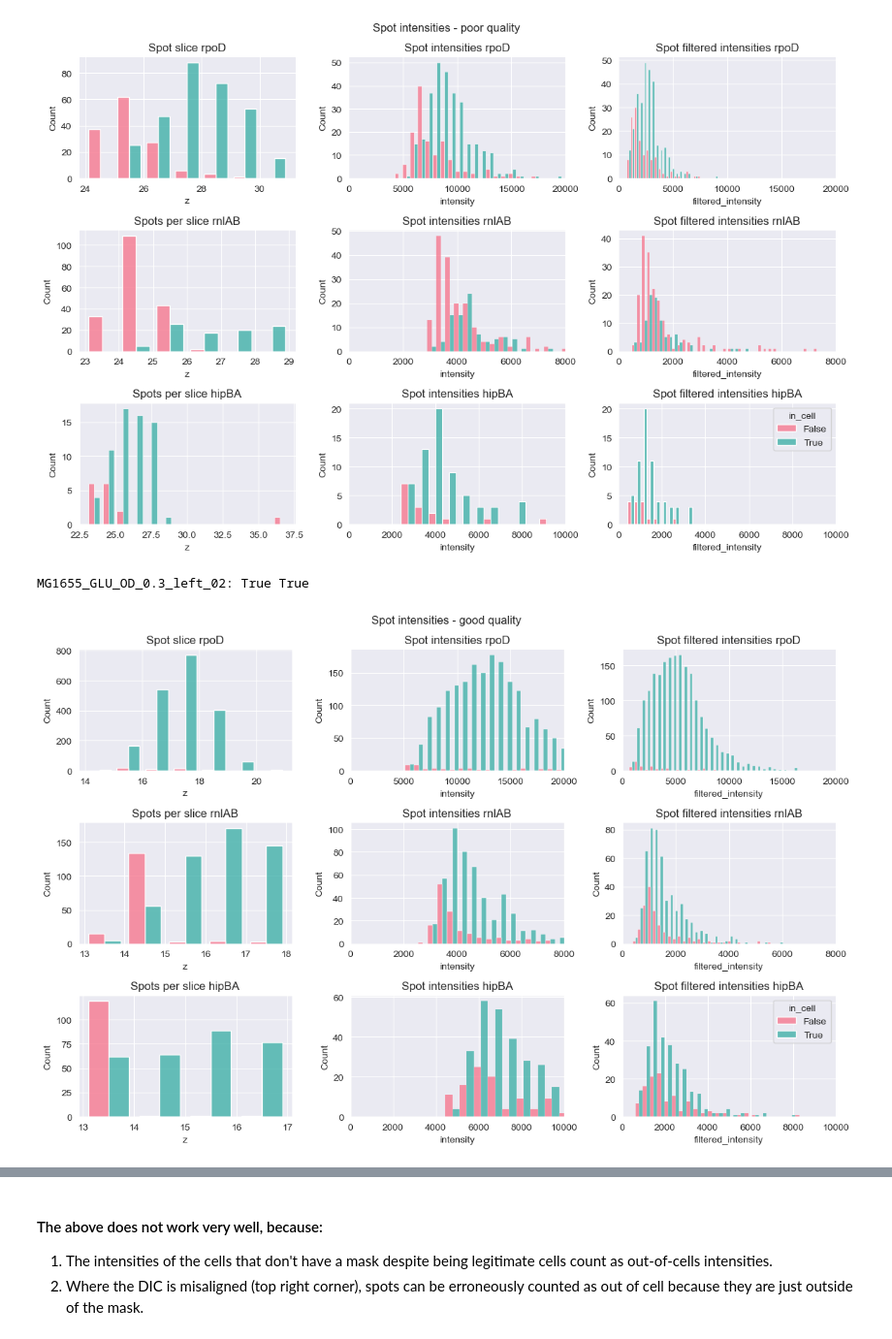
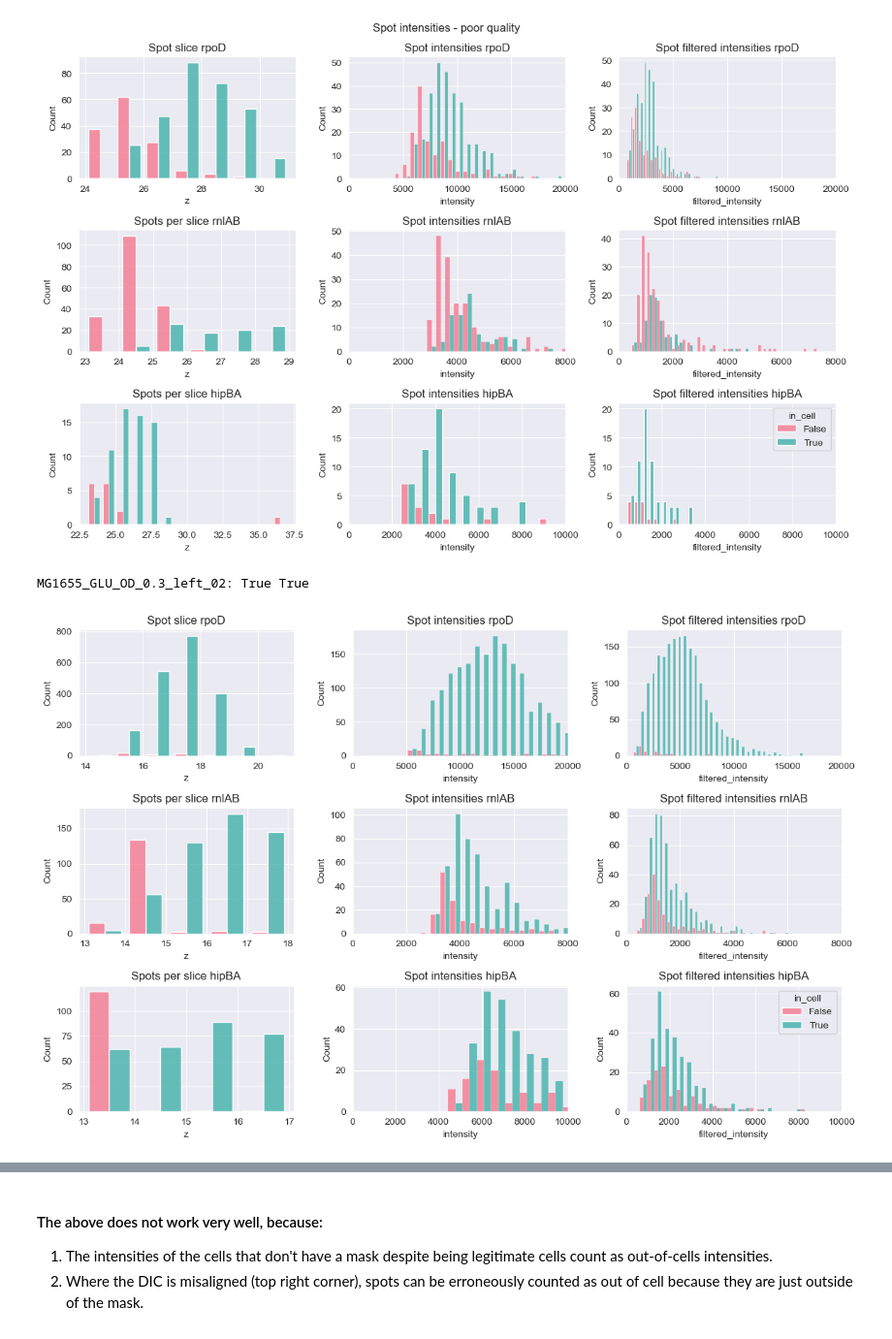
Before and after one commit to LaToyaVanderB/Ecoli_smFISH, a Jupyter notebook: src/intensities.ipynb, the cells around one changed output, grey strips where cells are left out. Shown at 97% size. Drawn from its saved outputs; the diff is of its cells as text; code cells hidden in the pictures.

Commit message:
Final plotting notebook version.

```diff
--- a/src/intensities.ipynb
+++ b/src/intensities.ipynb
@@ -92,10 +94,12 @@ exp22-GLU_02: True True
 # %%
 # even better picture (good signal and good segmentation)
 configfile = '/Volumes/Flodrive/Florence/smFISH/analysis/20240927-exp16/config-detection-processed.json'
 stem = 'MG1655_GLU_OD_0.3_left_02'
 
 img = get_image(configfile, stem)
-plot_intensities(img, 'Spot intensities - good quality')
+plot_intensities(img, '')
+savestem = "/Users/adele/Master/Projects/persisters/fig/analysis/spot_intensities_good"
+plt.savefig(savestem + ".pdf")
 # %% [output]
 MG1655_GLU_OD_0.3_left_02: True True
-[figure, old version]
+[figure, new version]
```
Also changed, not shown: parts of 3 cells of this notebook, 1 other file.
